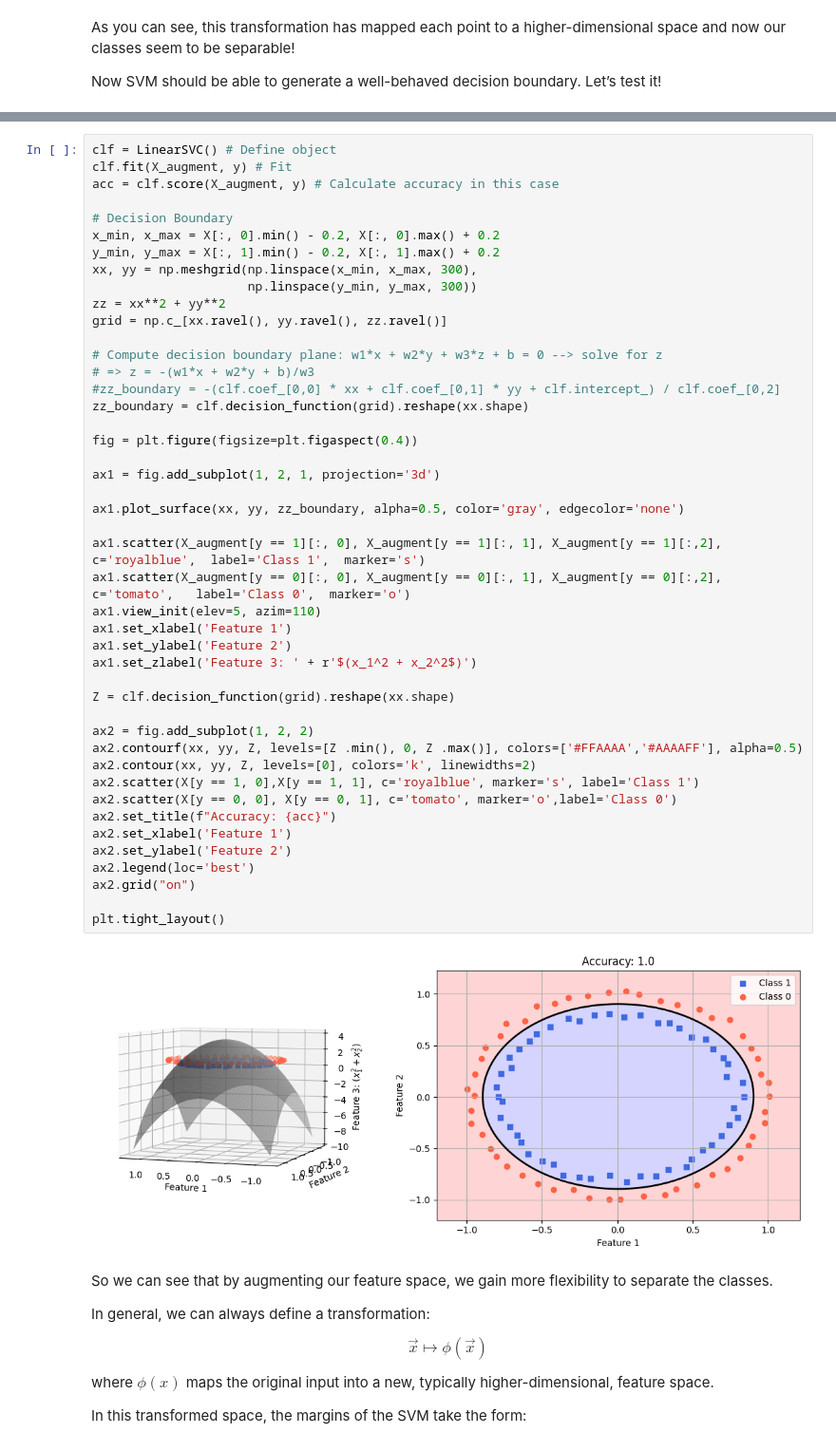
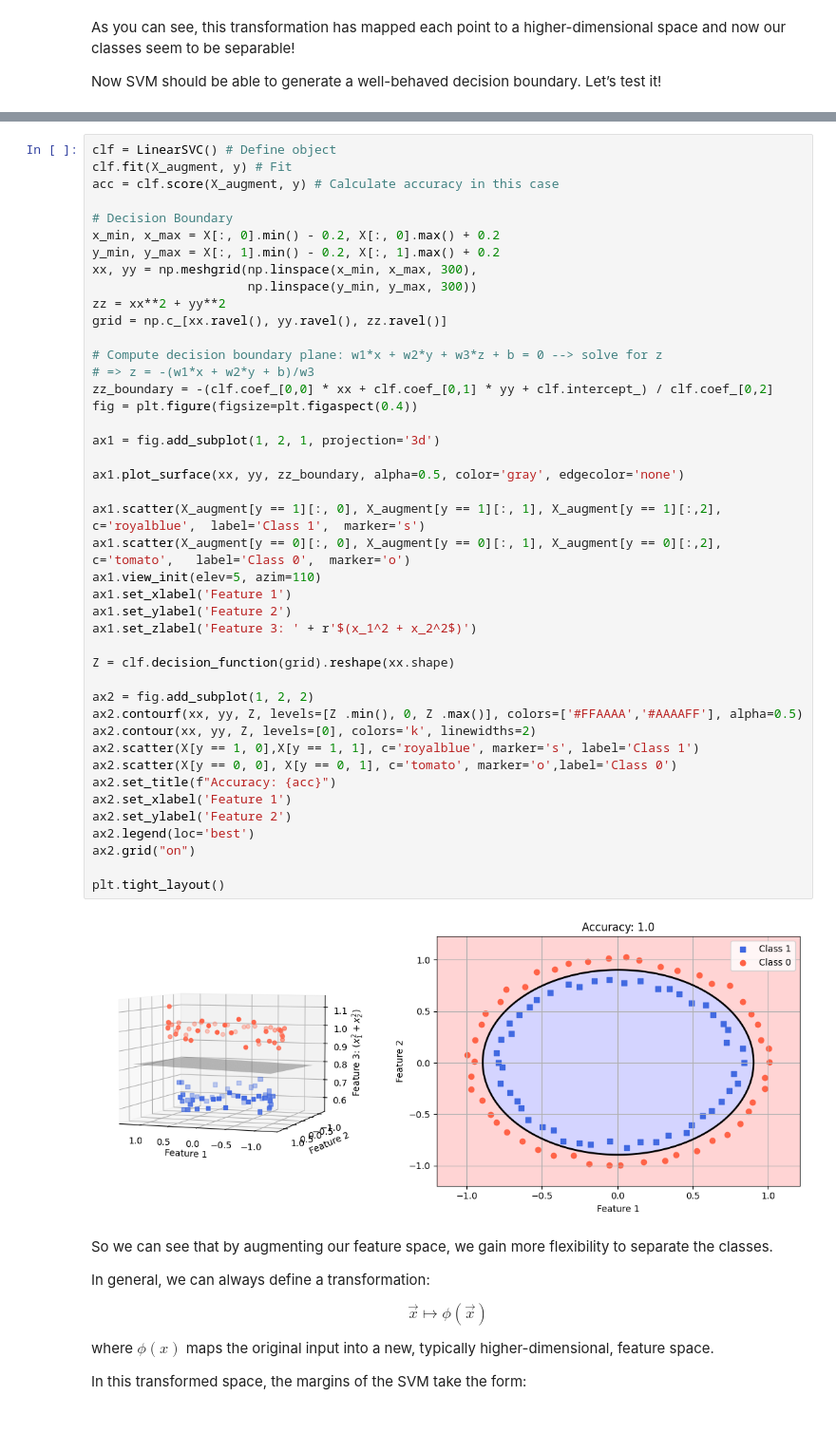
Before and after one commit to UVADS/DS-4021, a Jupyter notebook: module-3/class06-KernelSVM.ipynb, the cells around one changed output, grey strips where cells are left out. Shown at 95% size. Cells and saved outputs as stored; diff of their text form.

```diff
--- a/module-3/class06-KernelSVM.ipynb
+++ b/module-3/class06-KernelSVM.ipynb
@@ -120,38 +116,36 @@ grid = np.c_[xx.ravel(), yy.ravel(), zz.ravel()]
 
 # Compute decision boundary plane: w1*x + w2*y + w3*z + b = 0 --> solve for z
 # => z = -(w1*x + w2*y + b)/w3
-#zz_boundary = -(clf.coef_[0,0] * xx + clf.coef_[0,1] * yy + clf.intercept_) / clf.coef_[0,2]
-zz_boundary = clf.decision_function(grid).reshape(xx.shape)
-
+zz_boundary = -(clf.coef_[0,0] * xx + clf.coef_[0,1] * yy + clf.intercept_) / clf.coef_[0,2]
 fig = plt.figure(figsize=plt.figaspect(0.4))
 
 ax1 = fig.add_subplot(1, 2, 1, projection='3d')
 
 ax1.plot_surface(xx, yy, zz_boundary, alpha=0.5, color='gray', edgecolor='none')
 
 ax1.scatter(X_augment[y == 1][:, 0], X_augment[y == 1][:, 1], X_augment[y == 1][:,2], c='royalblue',  label='Class 1',  marker='s')
 ax1.scatter(X_augment[y == 0][:, 0], X_augment[y == 0][:, 1], X_augment[y == 0][:,2], c='tomato',   label='Class 0',  marker='o')
 ax1.view_init(elev=5, azim=110)
 ax1.set_xlabel('Feature 1')
 ax1.set_ylabel('Feature 2')
 ax1.set_zlabel('Feature 3: ' + r'$(x_1^2 + x_2^2$)')
 
 Z = clf.decision_function(grid).reshape(xx.shape)
 
 ax2 = fig.add_subplot(1, 2, 2)
 ax2.contourf(xx, yy, Z, levels=[Z .min(), 0, Z .max()], colors=['#FFAAAA','#AAAAFF'], alpha=0.5)
 ax2.contour(xx, yy, Z, levels=[0], colors='k', linewidths=2)
 ax2.scatter(X[y == 1, 0],X[y == 1, 1], c='royalblue', marker='s', label='Class 1')
 ax2.scatter(X[y == 0, 0], X[y == 0, 1], c='tomato', marker='o',label='Class 0')
 ax2.set_title(f"Accuracy: {acc}")
 ax2.set_xlabel('Feature 1')
 ax2.set_ylabel('Feature 2')
 ax2.legend(loc='best')
 ax2.grid("on")
 
 plt.tight_layout()
 # %% [output]
-[figure, old version]
+[figure, new version]
 # %% [markdown]
 So we can see that by augmenting our feature space, we gain more flexibility to separate the classes.
 
```
Also changed, not shown: parts of 3 cells of this notebook.
